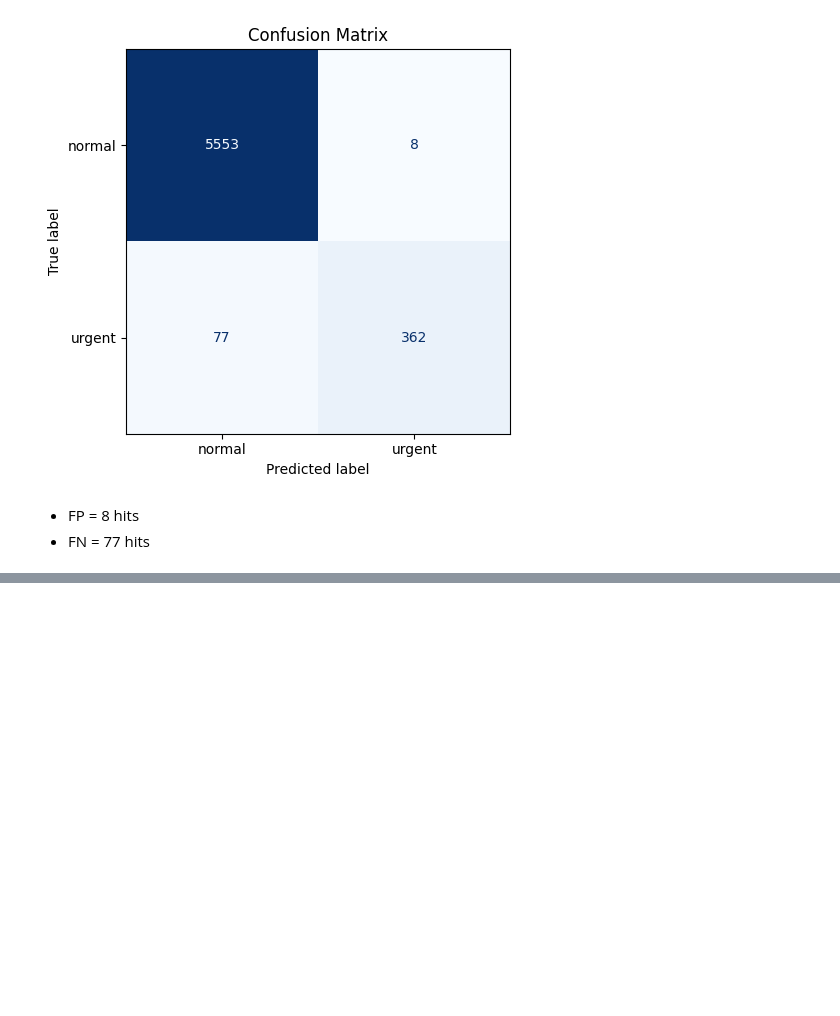
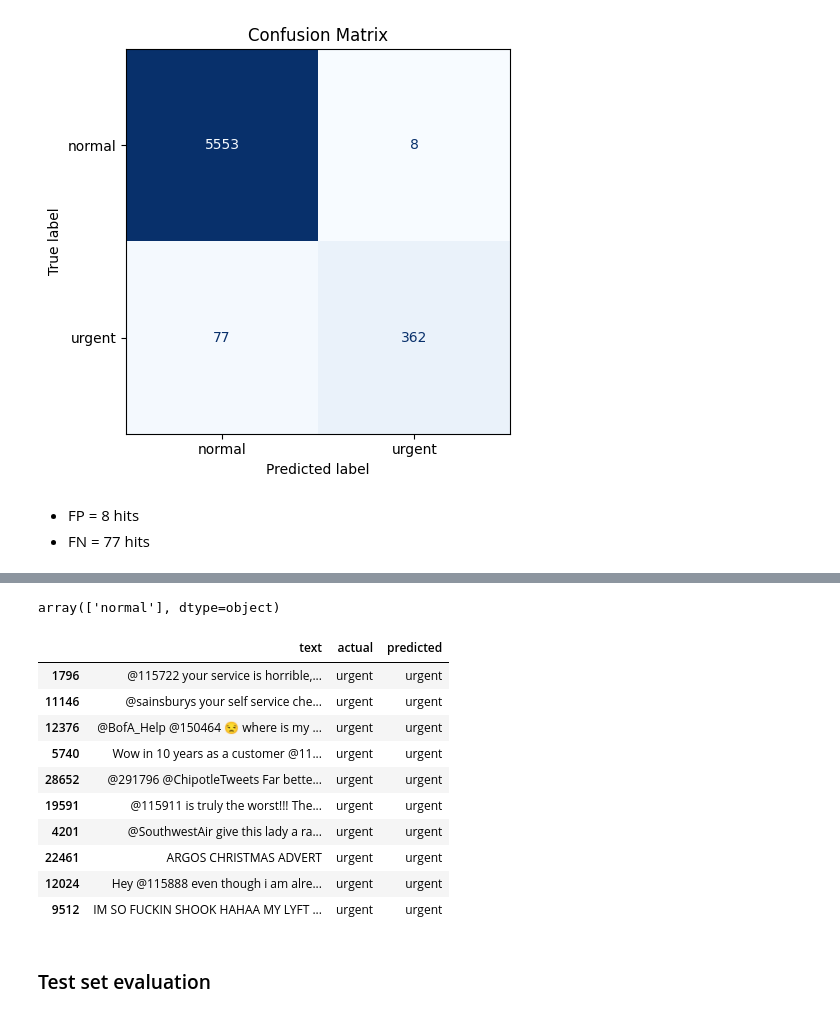
Before and after one commit to S0l0m4n/aie3-twitter-customer-support, a Jupyter notebook: w3_twitter_data.ipynb, the cells around one changed output, grey strips where cells are left out. Cells and saved outputs as stored; diff of their text form; code cells hidden in the pictures; blank space fills up the shorter version.

Commit message:
notebook: Run test evaluation

```diff
--- a/w3_twitter_data.ipynb
+++ b/w3_twitter_data.ipynb
@@ -614,0 +675,41 @@ misclassified_df
+# %%
+x = {'word_count': 23,
+ 'char_count': 131,
+ 'urgency_keyword_count': 0,
+ 'negative_keyword_count': 0,
+ 'allcaps_count': 2,
+ 'exclamation_count': 0,
+ 'question_mark_count': 1,
+ 'sentiment_compound': 0.128}
+del x['char_count']
+x = pd.DataFrame([x])
+best_pipeline.predict(x)
+# %% [output]
+array(['normal'], dtype=object)
+# %%
+y_val_pred = pd.Series(best_pipeline.predict(X_val), index=X_val.index)
+
+correct = X_val[y_val == y_val_pred]
+wrong = X_val[y_val != y_val_pred]
+
+# Show correct urgent predictions
+correct_urgent = y_val[(y_val == "urgent") & (y_val == y_val_pred)]
+pd.DataFrame({
+    "text": df.loc[correct_urgent.index, "text"],
+    "actual": y_val.loc[correct_urgent.index],
+    "predicted": y_val_pred.loc[correct_urgent.index]
+}).head(10)
+# %% [output]
+|  | text | actual | predicted |
+| 1796 | @115722 your service is horrible,... | urgent | urgent |
+| 11146 | @sainsburys your self service che... | urgent | urgent |
+| 12376 | @BofA_Help @150464 😒 where is my ... | urgent | urgent |
+| 5740 | Wow in 10 years as a customer @11... | urgent | urgent |
+| 28652 | @291796 @ChipotleTweets Far bette... | urgent | urgent |
+| 19591 | @115911 is truly the worst!!! The... | urgent | urgent |
+| 4201 | @SouthwestAir give this lady a ra... | urgent | urgent |
+| 22461 | ARGOS CHRISTMAS ADVERT | urgent | urgent |
+| 12024 | Hey @115888 even though i am alre... | urgent | urgent |
+| 9512 | IM SO FUCKIN SHOOK HAHAA MY LYFT ... | urgent | urgent |
+# %% [markdown]
+### Test set evaluation
```
Also changed, not shown: parts of 14 cells of this notebook.
